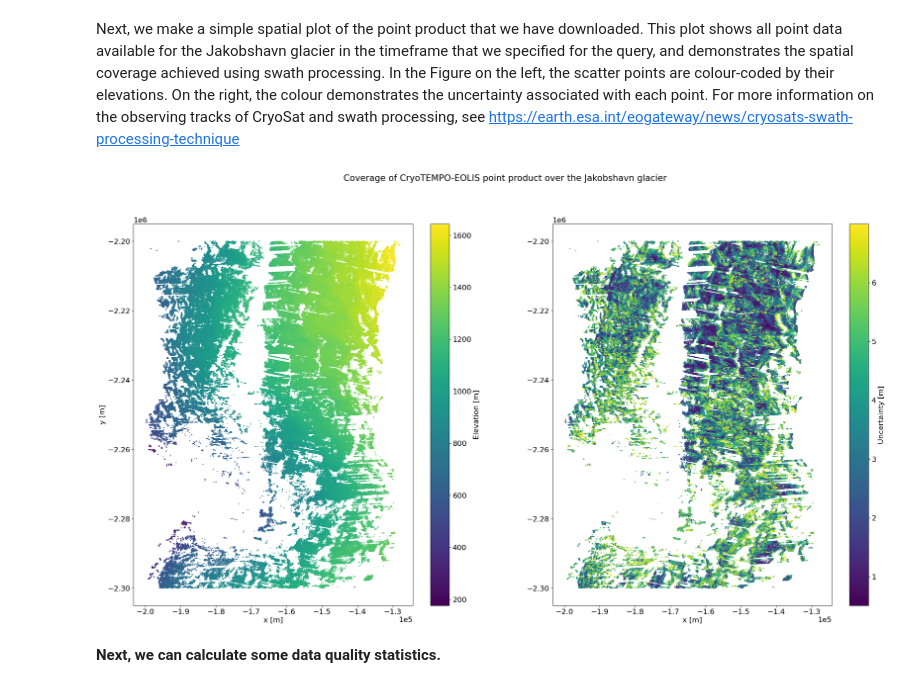
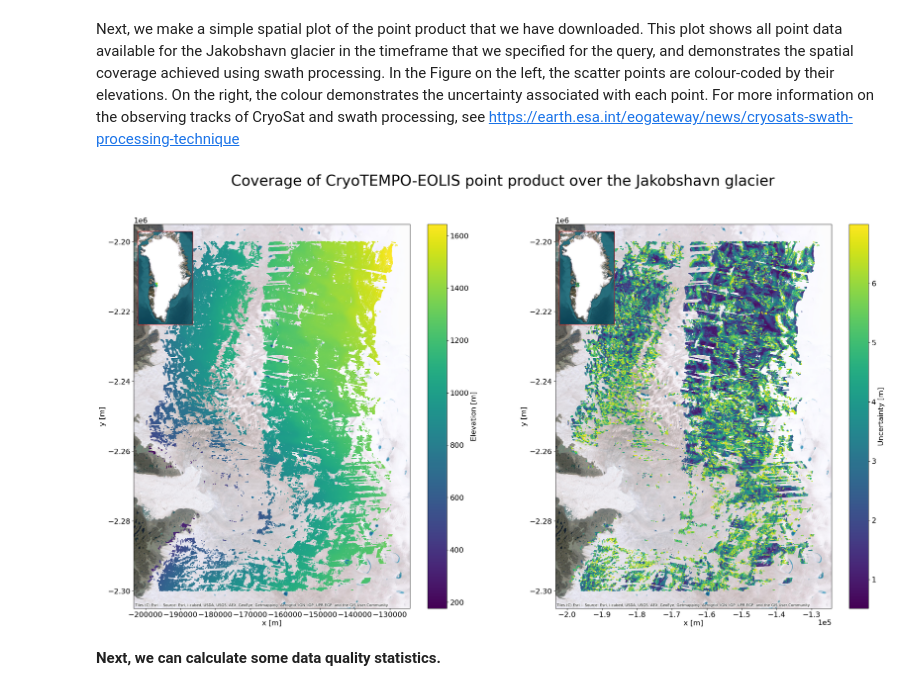
Before and after one commit to earthwave/eolis_demo_notebooks, a Jupyter notebook: cryotempo_eolis_download_plot_point_data.ipynb, the cells around one changed output. Drawn from its saved outputs; the diff is of its cells as text; code cells hidden in the pictures.

```diff
--- a/cryotempo_eolis_download_plot_point_data.ipynb
+++ b/cryotempo_eolis_download_plot_point_data.ipynb
@@ -165,21 +166,37 @@ Variables returned by query:  Index(['time', 'x', 'y', 'elevation', 'uncertainty
       dtype='object')
 # %% [markdown]
 Next, we make a simple spatial plot of the point product that we have downloaded. This plot shows all point data available for the Jakobshavn glacier in the timeframe that we specified for the query, and demonstrates the spatial coverage achieved using swath processing. In the Figure on the left, the scatter points are colour-coded by their elevations. On the right, the colour demonstrates the uncertainty associated with each point. For more information on the observing tracks of CryoSat and swath processing, see https://earth.esa.int/eogateway/news/cryosats-swath-processing-technique
-# %%
-fig, axs = plt.subplots(1,2,figsize=(30,15), sharex=True)
-
-c = axs[0].scatter(full_query_results['x'], full_query_results['y'], c=full_query_results['elevation'], s=1, cmap='viridis')
-plt.colorbar(c, ax = axs[0], label='Elevation [m]')
-u = axs[1].scatter(full_query_results['x'], full_query_results['y'], c=full_query_results['uncertainty'], s=1, cmap='viridis')
-plt.colorbar(u, ax = axs[1], label='Uncertainty [m]')
-
-axs[0].set_xlabel('x [m]')
-axs[1].set_xlabel('x [m]')
-axs[0].set_ylabel('y [m]')
-plt.ticklabel_format(axis='x', style='sci', scilimits=(0,0))
-t = plt.suptitle('Coverage of CryoTEMPO-EOLIS point product over the Jakobshavn glacier')
-# %% [output]
-[figure, removed]
+# %%
+fig, axes = plt.subplots(nrows=1, ncols=2, figsize=(30,15))
+
+for i, column in enumerate(['elevation', 'uncertainty']):
+    c = axes[i].scatter(full_query_results['x'], full_query_results['y'], c=full_query_results[column], s=1, cmap='viridis')
+    plt.colorbar(c, ax=axes[i], label=f'{column.title()} [m]')
+
+    axes[i].set_xlabel('x [m]')
+    axes[i].set_ylabel('y [m]')
+    plt.ticklabel_format(axis='x', style='sci', scilimits=(0,0))
+
+    ctx.add_basemap(axes[i], source=ctx.providers.Esri.WorldImagery, zoom=10, crs=dataset.geospatial_projection)
+
+    # add thumbnail to corner of plot to show where the data is
+    thumbnail_ax = inset_axes(axes[i], width="20%", height=3, loc='upper left')
+
+    # set extent of greenland for thumbnail axis in EPSG:3413
+    thumbnail_ax.set_ylim(-3400000, -700000)
+    thumbnail_ax.set_xlim(-700000, 900000)
+    thumbnail_ax.tick_params(bottom=False, left=False, labelbottom=False, labelleft=False)
+    for spine in ['bottom', 'top', 'right', 'left']:
+        thumbnail_ax.spines[spine].set_color('red')
+
+    c = thumbnail_ax.scatter(full_query_results['x'], full_query_results['y'], c=full_query_results[column], s=1, cmap='viridis')
+
+    # set lower resolution background map for zoomed out plot of iceland
+    ctx.add_basemap(thumbnail_ax, source=ctx.providers.Esri.WorldImagery, zoom=5, crs=dataset.geospatial_projection, attribution=False)
+
+t = plt.suptitle('Coverage of CryoTEMPO-EOLIS point product over the Jakobshavn glacier', fontsize=32)
+# %% [output]
+[figure, added]
 # %% [markdown]
 <strong> Next, we can calculate some data quality statistics. </strong>
 # %% [markdown]
```
Also changed, not shown: parts of 2 cells of this notebook, 2 other files.
